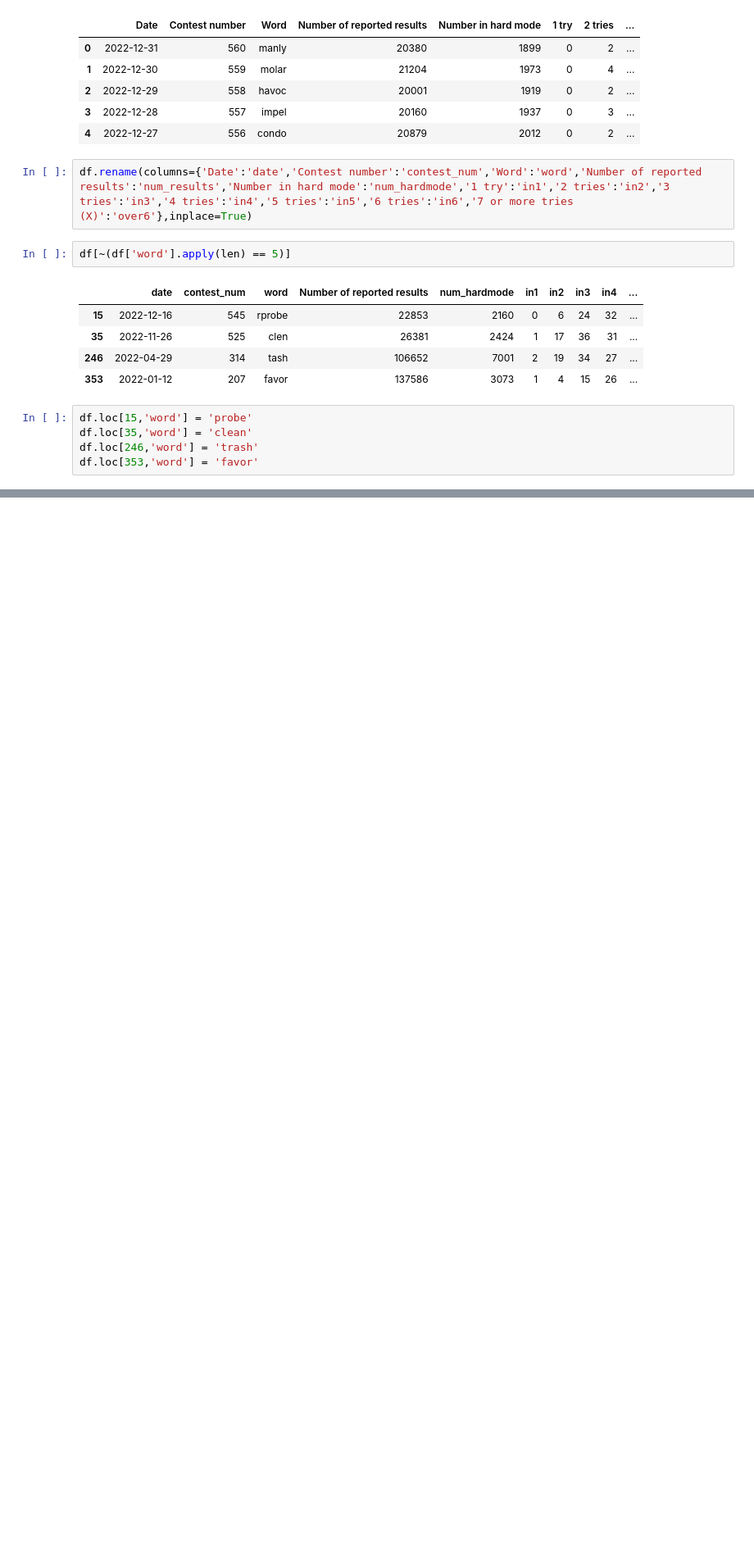
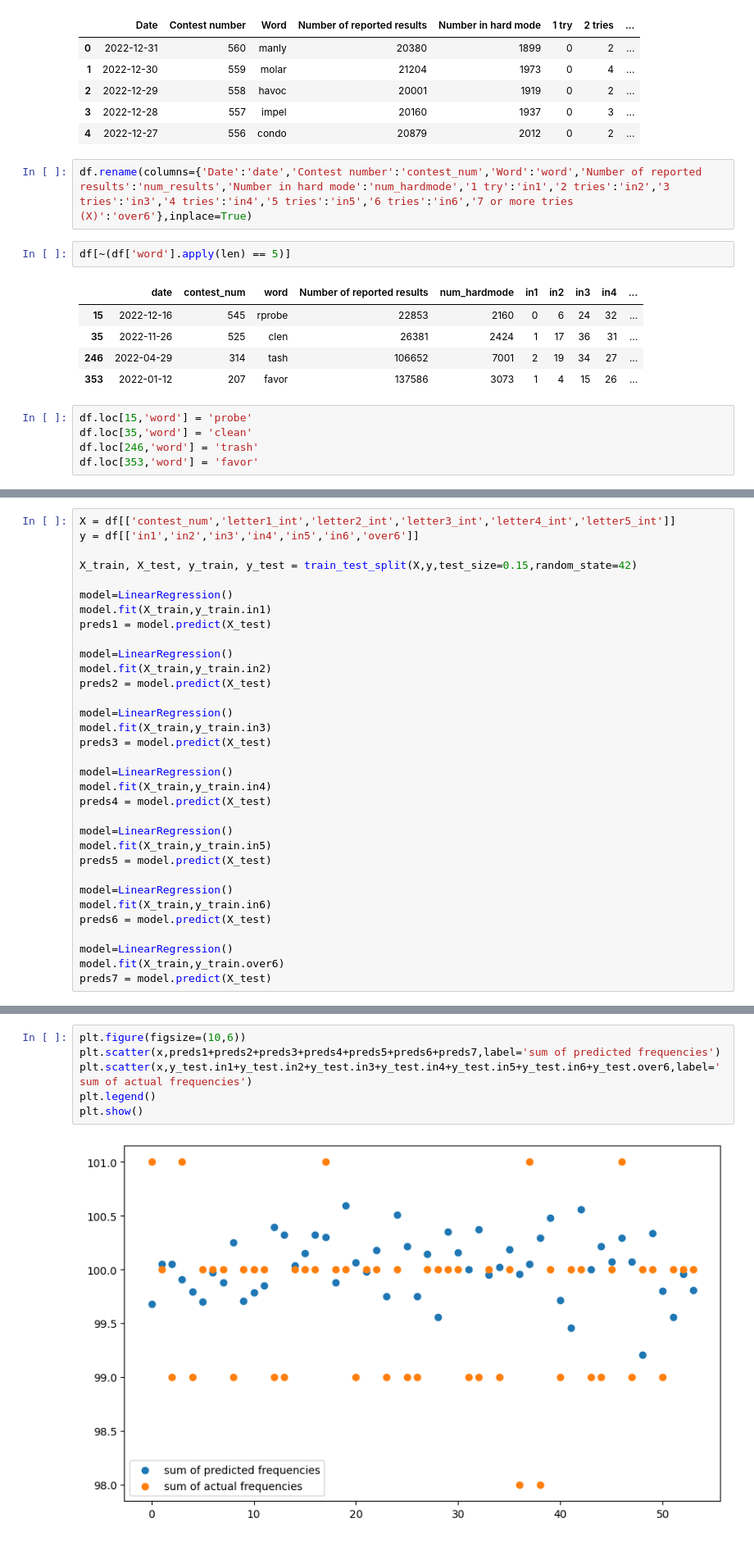
Before and after one commit to carlostbello/COMAP2023, a Jupyter notebook: src/main.ipynb, the cells around one changed output, grey strips where cells are left out. Shown: that part at 82% size. Cells and saved outputs as stored; diff of their text form; blank space fills up the shorter version.

```diff
--- a/src/main.ipynb
+++ b/src/main.ipynb
@@ -147,0 +61,33 @@ plt.show()
+# %%
+X = df[['contest_num','letter1_int','letter2_int','letter3_int','letter4_int','letter5_int']]
+y = df[['in1','in2','in3','in4','in5','in6','over6']]
+
+X_train, X_test, y_train, y_test = train_test_split(X,y,test_size=0.15,random_state=42)
+
+model=LinearRegression()
+model.fit(X_train,y_train.in1)
+preds1 = model.predict(X_test)
+
+model=LinearRegression()
+model.fit(X_train,y_train.in2)
+preds2 = model.predict(X_test)
+
+model=LinearRegression()
+model.fit(X_train,y_train.in3)
+preds3 = model.predict(X_test)
+
+model=LinearRegression()
+model.fit(X_train,y_train.in4)
+preds4 = model.predict(X_test)
+
+model=LinearRegression()
+model.fit(X_train,y_train.in5)
+preds5 = model.predict(X_test)
+
+model=LinearRegression()
+model.fit(X_train,y_train.in6)
+preds6 = model.predict(X_test)
+
+model=LinearRegression()
+model.fit(X_train,y_train.over6)
+preds7 = model.predict(X_test)
@@ -147,0 +140,8 @@ plt.show()
+# %%
+plt.figure(figsize=(10,6))
+plt.scatter(x,preds1+preds2+preds3+preds4+preds5+preds6+preds7,label='sum of predicted frequencies')
+plt.scatter(x,y_test.in1+y_test.in2+y_test.in3+y_test.in4+y_test.in5+y_test.in6+y_test.over6,label='sum of actual frequencies')
+plt.legend()
+plt.show()
+# %% [output]
+[figure, added]
```
Also changed, not shown: parts of 20 cells of this notebook.
